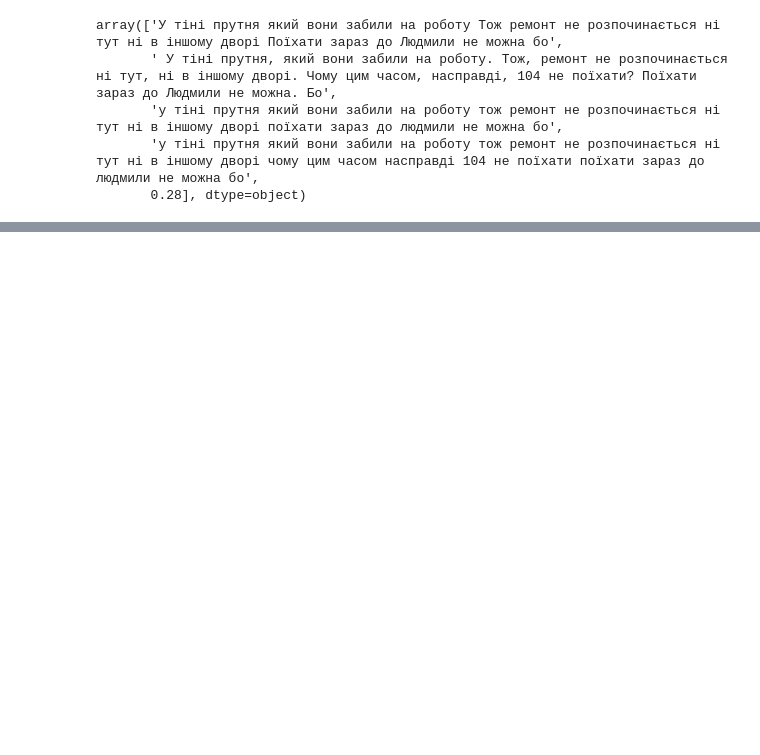
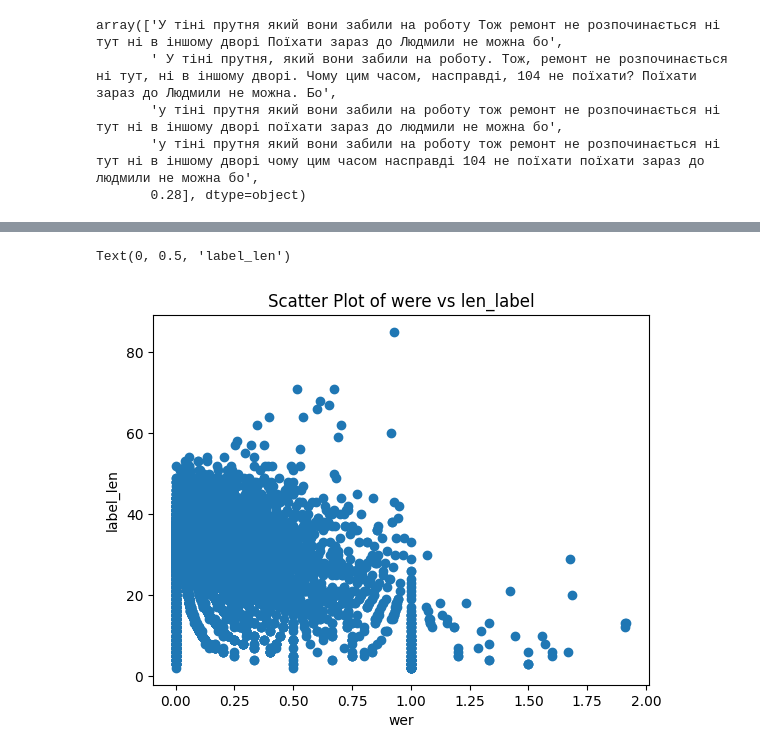
Before and after one commit to YuriiLaba/whisper_fine_tuning, a Jupyter notebook: whisper_wer_analysis.ipynb, the cells around one changed output, grey strips where cells are left out. Drawn from its saved outputs; the diff is of its cells as text; code cells hidden in the pictures; blank space fills up the shorter version.

Commit message:
added analysis of wer, fixed baseline predictions

```diff
--- a/whisper_wer_analysis.ipynb
+++ b/whisper_wer_analysis.ipynb
@@ -105,0 +43,7 @@ def create_baseline_predictions(path_to_data, label_name, model):
+# %%
+df = pd.read_csv('results/labels.jsonl_baseline_prediction.csv')
+df_eval = pd.read_csv('results/labels_eval.jsonl_baseline_prediction.csv')
+
+df = pd.concat([df, df_eval])
+print(df.shape)
+df.head()
@@ -105,0 +79,3 @@ def create_baseline_predictions(path_to_data, label_name, model):
+# %%
+df = df.dropna()
+calculate_wer(df)
@@ -105,0 +104,11 @@ def create_baseline_predictions(path_to_data, label_name, model):
+# %%
+df['label_len'] = df['label'].apply(lambda x: len(x.split(' ')))
+# %%
+wer_th = 2
+plt.scatter(df[df.wer<wer_th]['wer'], df[df.wer<wer_th]['label_len'])
+plt.title('Scatter Plot of were vs len_label')
+plt.xlabel('wer')
+plt.ylabel('label_len')
+# %% [output]
+Text(0, 0.5, 'label_len')
+[figure, added]
```
Also changed, not shown: parts of 18 cells of this notebook, 2 other files.
